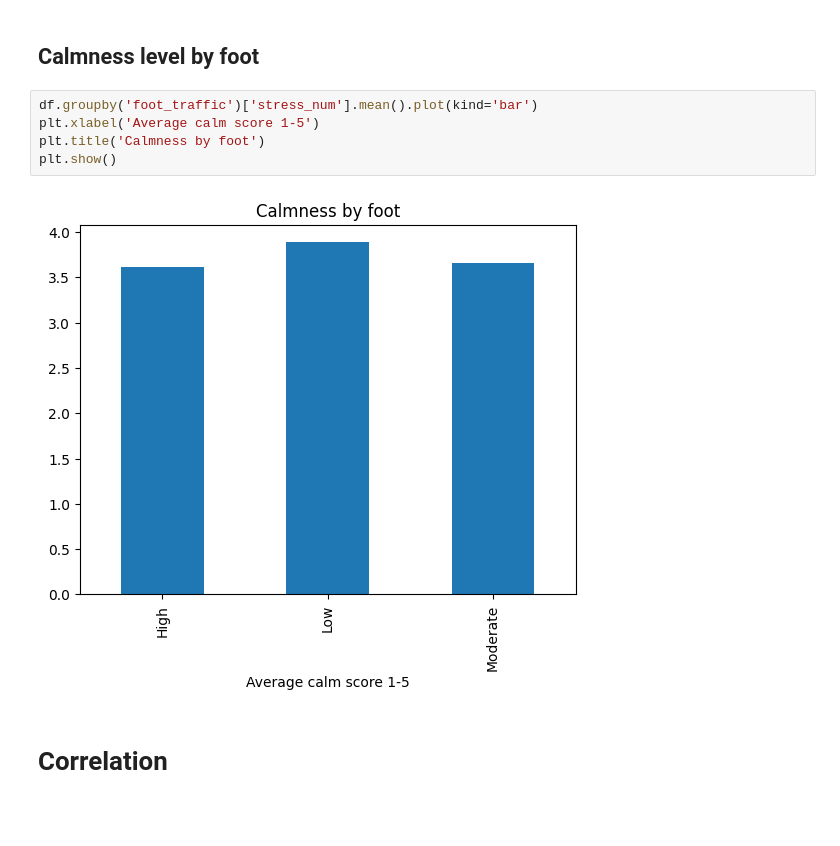
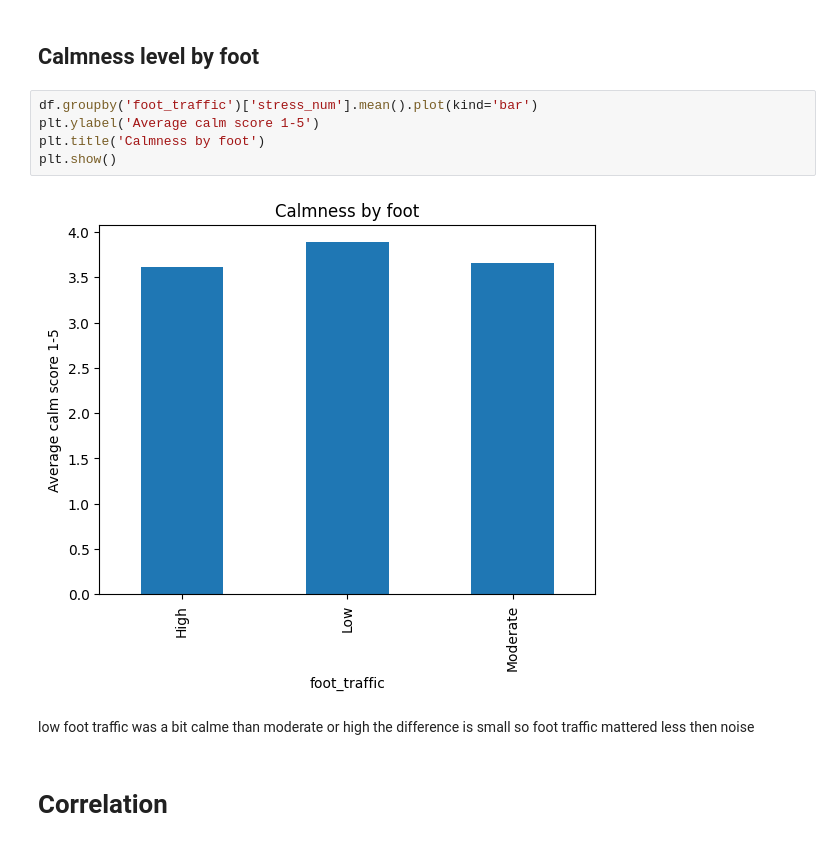
Before and after one commit to d4nv/ml-campus_data_project-colab, a Jupyter notebook: CampusWalk_ML.ipynb, the cells around one changed output. Drawn from its saved outputs; the diff is of its cells as text; blank space fills up the shorter version.

```diff
--- a/CampusWalk_ML.ipynb
+++ b/CampusWalk_ML.ipynb
@@ -255,11 +255,13 @@ Cloudy and sunny walks had the highest wellbeing, around 4. Windy walks were muc
 ## Calmness level by foot
 # %%
 df.groupby('foot_traffic')['stress_num'].mean().plot(kind='bar')
-plt.xlabel('Average calm score 1-5')
+plt.ylabel('Average calm score 1-5')
 plt.title('Calmness by foot')
 plt.show()
 # %% [output]
-[figure, old version]
+[figure, new version]
+# %% [markdown]
+low foot traffic was a bit calme than moderate or high the difference is small so foot traffic mattered less then noise
 # %% [markdown]
 # Correlation
 # %% [markdown]
```
Also changed, not shown: parts of 4 cells of this notebook.
